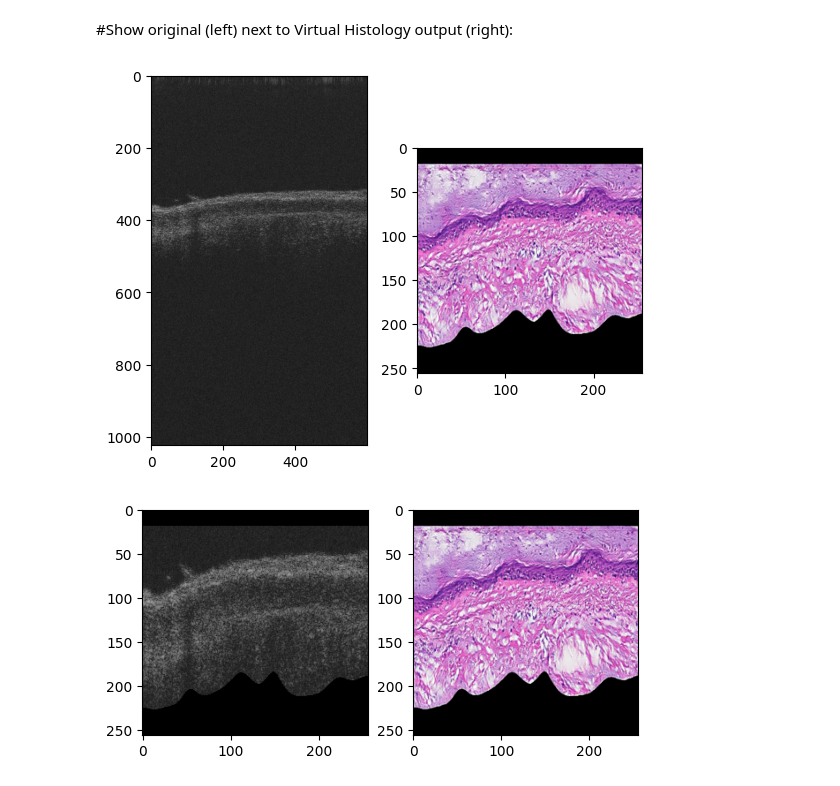
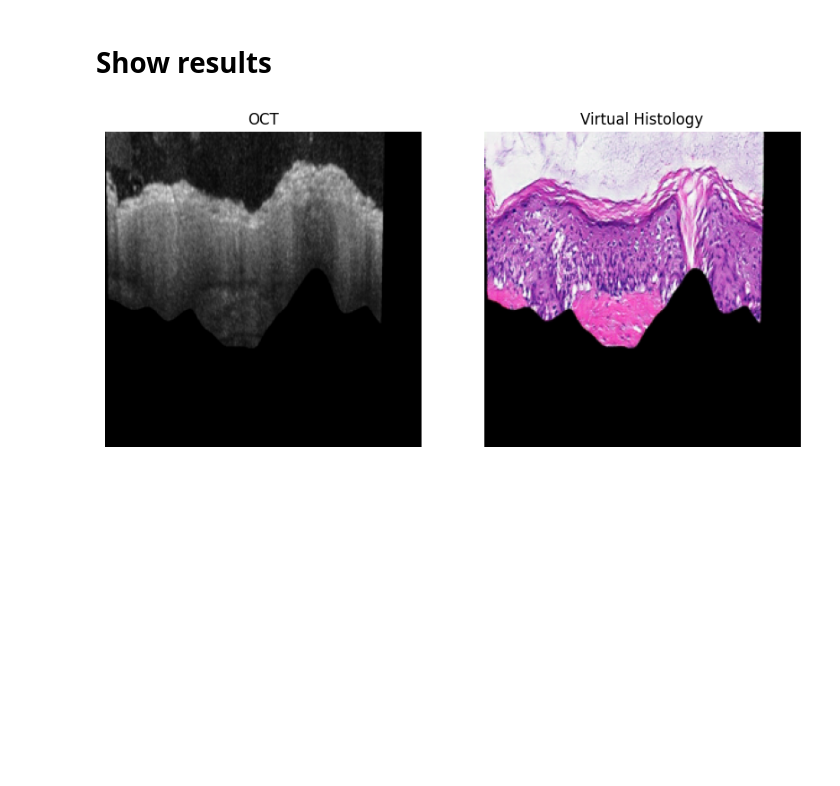
Before and after one commit to WinetraubLab/OCT2Hist-ModelInference, a Jupyter notebook: ConvertOCTImagesToHistology.ipynb, the cells around one changed output. Saved outputs shown, nothing was run; the diff lists cells and outputs as text; code cells hidden in the pictures; blank space fills up the shorter version.

```diff
--- a/ConvertOCTImagesToHistology.ipynb
+++ b/ConvertOCTImagesToHistology.ipynb
@@ -290,13 +246,18 @@ processing (0000)-th image... ['/content/test_folder/test/new_image_preprocessed
-# %% [markdown]
-#Show original (left) next to Virtual Histology output (right):
-# %%
-output_path = "/content/new_results_folder/pix2pix/test_latest/images/new_image_preprocessed_fake_B.png"
-im1 = readImgByPath(path_new_image);
-im2 = readImgByPath(output_path)
-showTwoImgs(im1,im2)
-# %% [output]
-[figure, removed]
-# %%
-showTwoImgs(resized,im2)
-# %% [output]
-[figure, removed]
+# %% [markdown]
+# Show results
+# %%
+# Load the virtual histology image
+histology_image = cv2.imread(f"{base_folder}/results/pix2pix/test_latest/images/im1_fake_B.png")
+histology_image = cv2.cvtColor(histology_image, cv2.COLOR_BGR2RGB)
+
+# present side by side
+fig, axes = plt.subplots(1, 2, figsize=(10, 5))
+axes[0].imshow(oct_image_orig)
+axes[0].axis("off")
+axes[0].set_title("OCT")
+axes[1].imshow(histology_image)
+axes[1].axis("off")
+axes[1].set_title("Virtual Histology")
+plt.show()
+# %% [output]
+[figure, added]
```
Also changed, not shown: parts of 40 cells of this notebook.
